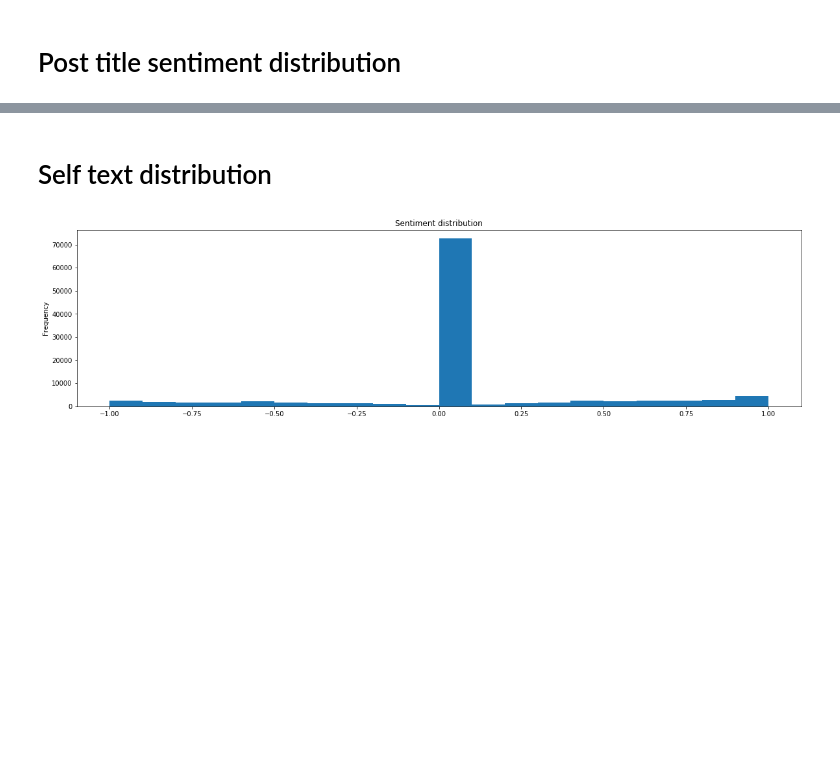
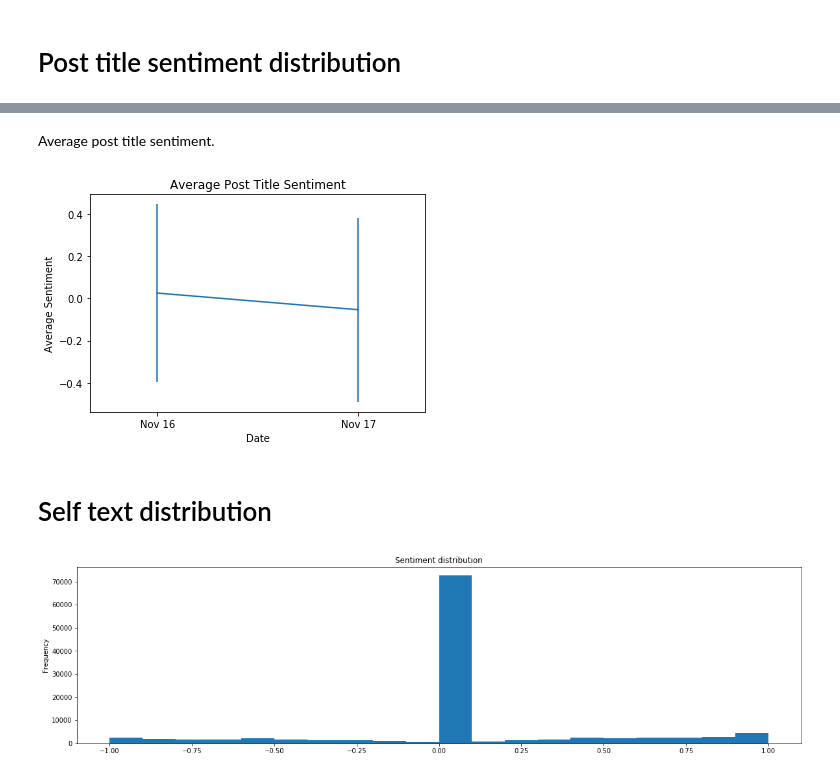
Before and after one commit to James-Brooke/ML_Projects, a Jupyter notebook: The_Donald Subreddit.ipynb, the cells around one changed output, grey strips where cells are left out. Saved outputs shown, nothing was run; the diff lists cells and outputs as text; code cells hidden in the pictures; blank space fills up the shorter version.

```diff
--- a/The_Donald Subreddit.ipynb
+++ b/The_Donald Subreddit.ipynb
@@ -85,3 +114,19 @@ data17['T_compound'].plot(kind='hist', bins=20, figsize=(20,10), title = 'Sentim
+# %% [markdown]
+Average post title sentiment.
+# %%
+fig, ax = plt.subplots()
+ax.errorbar([0.2,0.8], [sent_16_mean, sent_17_mean], yerr=[sent_16_std, sent_17_std])
+
+
+# Add some text for labels, title and custom x-axis tick labels, etc.
+ax.set_ylabel('Average Sentiment')
+ax.set_xlabel('Date')
+ax.set_title('Average Post Title Sentiment')
+ax.set_xbound(0,1)
+ax.set_xticks((0.2,0.8))
+ax.set_xticklabels(('Nov 16','Nov 17'));
+# %% [output]
+[figure, added]
 # %% [markdown]
 # Self text distribution
 # %%
```
Also changed, not shown: parts of 9 cells of this notebook.
